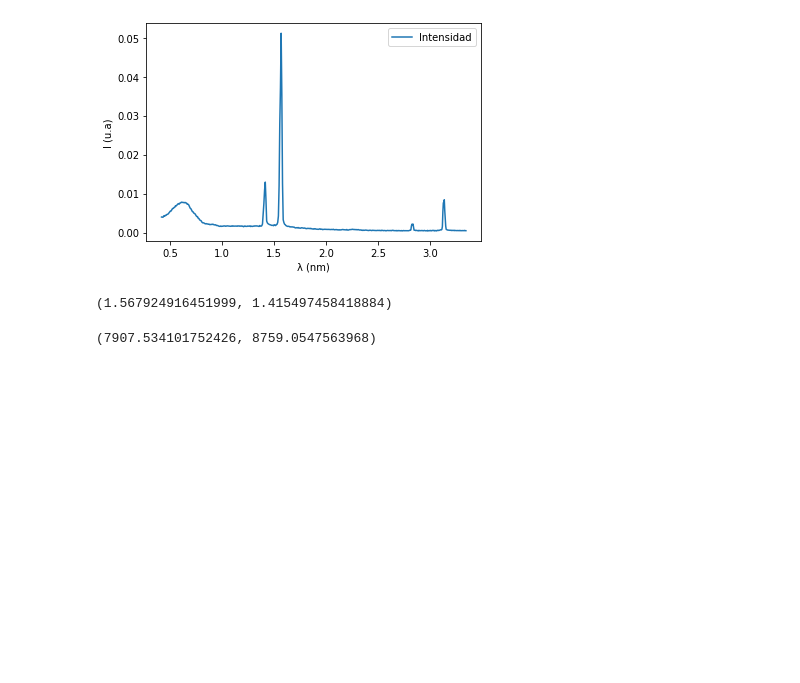
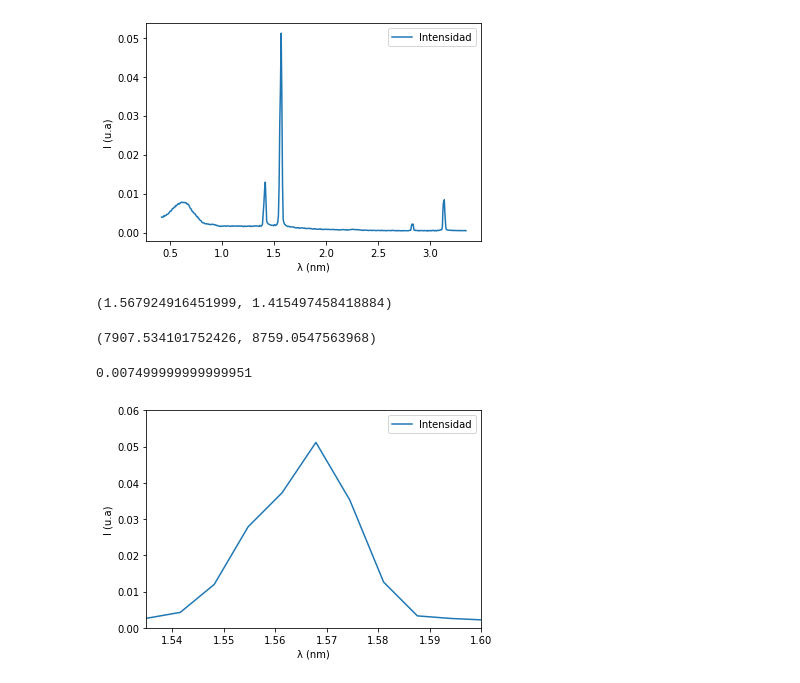
Before and after one commit to diegotg2000/RayosX, a Jupyter notebook: Analisis.ipynb, the cells around one changed output. Drawn from its saved outputs; the diff is of its cells as text; code cells hidden in the pictures; blank space fills up the shorter version.

```diff
--- a/Analisis.ipynb
+++ b/Analisis.ipynb
@@ -6,6 +6,7 @@ Populating the interactive namespace from numpy and matplotlib
 theta=np.loadtxt("esp_cara_cobre_LIF.txt", usecols=0)
 I=np.loadtxt("esp_cara_cobre_LIF.txt", usecols=1)
 I=I[theta>5.8]
+I=I/sum(I)
 theta=theta[theta>5.8]
 # %%
 plt.figure(figsize=(6,4))
@@ -45,7 +46,21 @@ c=299792458
 e=1.60217662E-19
 Ealp=h*c/(Kalp*(10**-10))/e
 Ebet=h*c/(Kbet*(10**-10))/e
-# %%
-Ealp, Ebet
-# %% [output]
-(7907.534101752426, 8759.0547563968)
+# %%
+Ealp, Ebet #Con esto ya obtenemos valores de energías para primer orden (en eV)
+# %% [output]
+(7907.534101752426, 8759.0547563968)
+# %%
+#Incertidumbres Kalph
+plt.figure(figsize=(6,4))
+plt.plot(landa, I, label='Intensidad')
+plt.xlabel('\u03bb (nm)')
+plt.ylabel('I (u.a)')
+plt.axis([1.535,1.6,0,0.06])
+plt.legend()
+sigmaAlp=abs(1.560-1.575)/2
+sigmaAlp
+#Incertidumbre Kalph=0.007 nm
+# %% [output]
+0.007499999999999951
+[figure, added]
```
Also changed, not shown: parts of 3 cells of this notebook.
